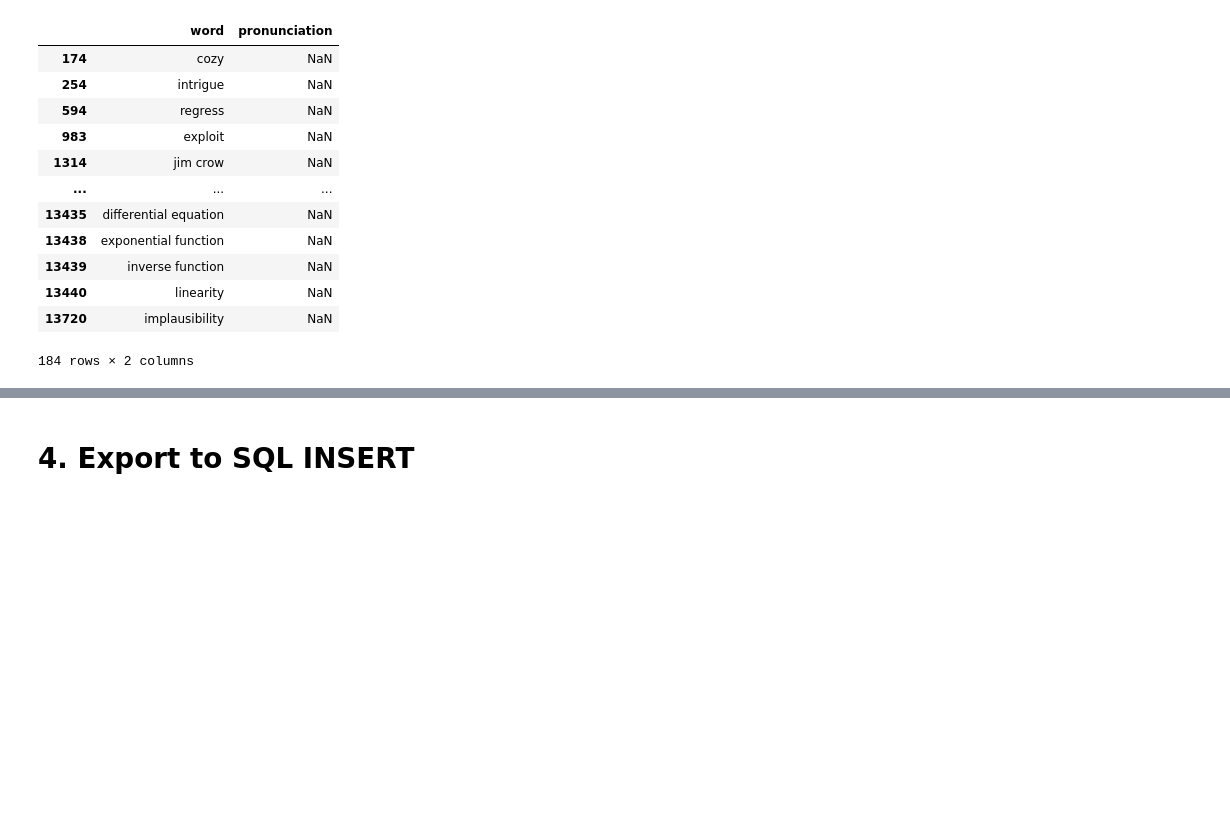
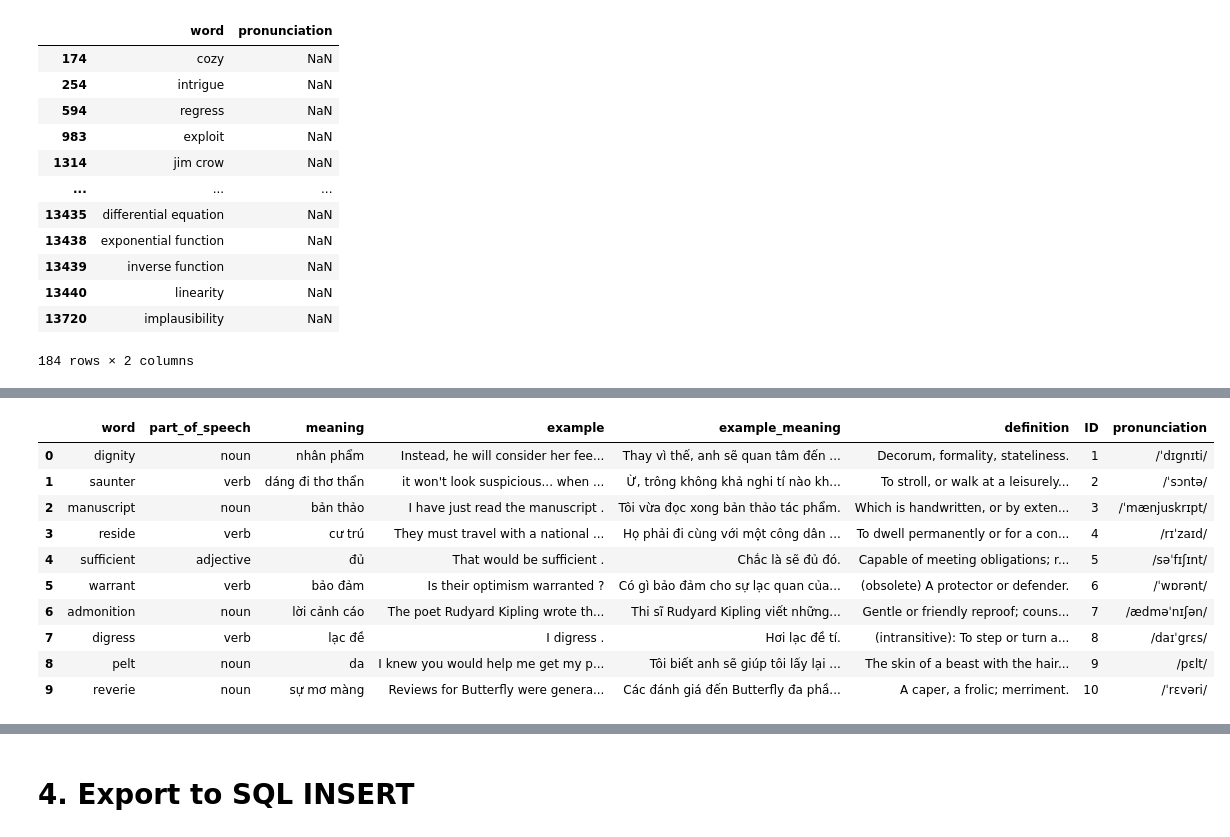
Before and after one commit to TienZe/Toeic-Crawler, a Jupyter notebook: Voca/Word/main.ipynb, the cells around one changed output, grey strips where cells are left out. Cells and saved outputs as stored; diff of their text form; code cells hidden in the pictures; blank space fills up the shorter version.

```diff
--- a/Voca/Word/main.ipynb
+++ b/Voca/Word/main.ipynb
@@ -751,0 +756,3 @@ output_df.to_csv(directory + "/word_pronunciation.csv", index=False)
+# %%
+pronunciation_df = pd.read_csv("pronunciation_chunks/word_pronunciation.csv")
+pronunciation_df.head()
@@ -751,0 +766,3 @@ output_df.to_csv(directory + "/word_pronunciation.csv", index=False)
+# %%
+unique_word_info_without_null = pd.read_csv("unique_words_info_without_null.csv")
+unique_word_info_without_null.head()
@@ -751,0 +776,3 @@ output_df.to_csv(directory + "/word_pronunciation.csv", index=False)
+# %%
+word_2_pronunciation = { row["word"]: row["pronunciation"] for _, row in pronunciation_df.iterrows() }
+word_2_pronunciation
@@ -751,0 +797,15 @@ output_df.to_csv(directory + "/word_pronunciation.csv", index=False)
+# %%
+unique_word_info_without_null["pronunciation"] = unique_word_info_without_null["word"].map(word_2_pronunciation)
+unique_word_info_without_null.head(10)
+# %% [output]
+|  | word | part_of_speech | meaning | example | example_meaning | definition | ID | pronunciation |
+| 0 | dignity | noun | nhân phẩm | Instead, he will consider her fee... | Thay vì thế, anh sẽ quan tâm đến ... | Decorum, formality, stateliness. | 1 | /ˈdɪgnɪti/ |
+| 1 | saunter | verb | dáng đi thơ thẩn | it won't look suspicious... when ... | Ừ, trông không khả nghi tí nào kh... | To stroll, or walk at a leisurely... | 2 | /ˈsɔntə/ |
+| 2 | manuscript | noun | bản thảo | I have just read the manuscript . | Tôi vừa đọc xong bản thảo tác phẩm. | Which is handwritten, or by exten... | 3 | /ˈmænjuskrɪpt/ |
+| 3 | reside | verb | cư trú | They must travel with a national ... | Họ phải đi cùng với một công dân ... | To dwell permanently or for a con... | 4 | /rɪˈzaɪd/ |
+| 4 | sufficient | adjective | đủ | That would be sufficient . | Chắc là sẽ đủ đó. | Capable of meeting obligations; r... | 5 | /səˈfɪʃɪnt/ |
+| 5 | warrant | verb | bảo đảm | Is their optimism warranted ? | Có gì bảo đảm cho sự lạc quan của... | (obsolete) A protector or defender. | 6 | /ˈwɒrənt/ |
+| 6 | admonition | noun | lời cảnh cáo | The poet Rudyard Kipling wrote th... | Thi sĩ Rudyard Kipling viết những... | Gentle or friendly reproof; couns... | 7 | /ædməˈnɪʃən/ |
+| 7 | digress | verb | lạc đề | I digress . | Hơi lạc đề tí. | (intransitive): To step or turn a... | 8 | /daɪˈgrɛs/ |
+| 8 | pelt | noun | da | I knew you would help me get my p... | Tôi biết anh sẽ giúp tôi lấy lại ... | The skin of a beast with the hair... | 9 | /pɛlt/ |
+| 9 | reverie | noun | sự mơ màng | Reviews for Butterfly were genera... | Các đánh giá đến Butterfly đa phầ... | A caper, a frolic; merriment. | 10 | /ˈrɛvəri/ |
```
Also changed, not shown: parts of 18 cells of this notebook, 5 other files.
